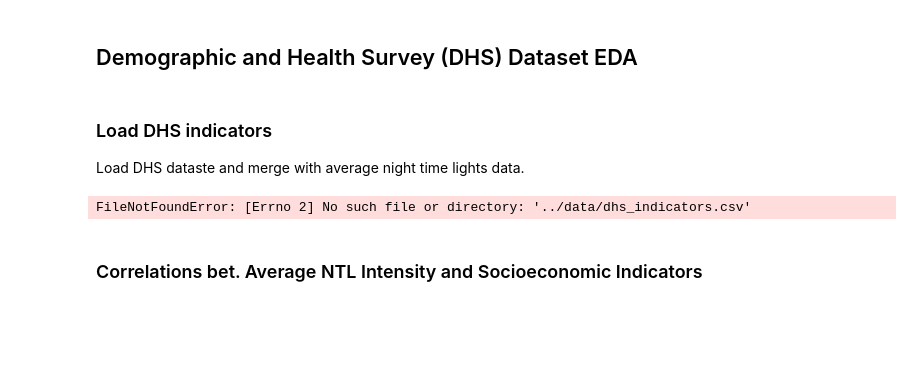
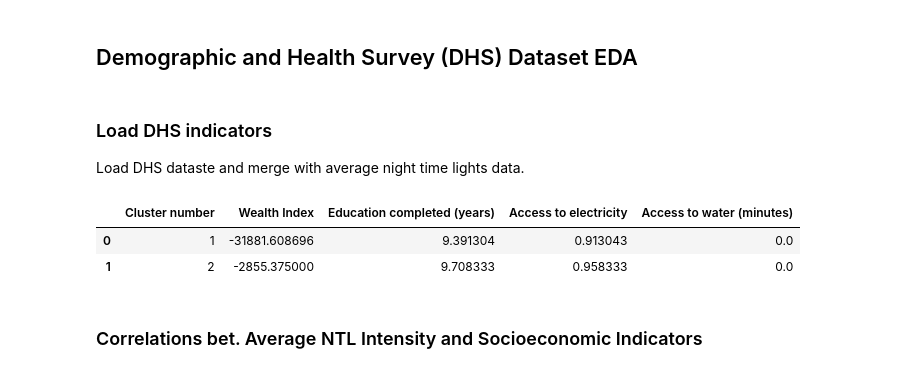
Before and after one commit to sabman/aicasts.com, a Jupyter notebook: 23-ph-poverty-mapping/ph-poverty-mapping/notebooks/01_lights_eda.ipynb, the cells around one changed output. Drawn from its saved outputs; the diff is of its cells as text; code cells hidden in the pictures; blank space fills up the shorter version.

```diff
--- a/23-ph-poverty-mapping/ph-poverty-mapping/notebooks/01_lights_eda.ipynb
+++ b/23-ph-poverty-mapping/ph-poverty-mapping/notebooks/01_lights_eda.ipynb
@@ -159,13 +159,16 @@ Shape of population dataframe:  (1214, 2)
 Load DHS dataste and merge with average night time lights data.
 # %%
 dhs_indicators = pd.read_csv(dhs_indicators_file)
-nightlights_avg = nightlights_avg.merge(dhs_indicators, left_on='DHSCLUST', right_on='Cluster number')
-pop_sum = pop_sum.merge(dhs_indicators, left_on='DHSCLUST', right_on='Cluster number')
+dhs_indicators.head(2)
+# nightlights_avg = nightlights_avg.merge(dhs_indicators, left_on='DHSCLUST', right_on='Cluster number')
+# pop_sum = pop_sum.merge(dhs_indicators, left_on='DHSCLUST', right_on='Cluster number')
 
-print("Number of unique clusters in DHS data merged with NTL data: ", nightlights_avg['DHSCLUST'].nunique())
-print("Number of unique clusters in DHS data merged with pop data: ", pop_sum['DHSCLUST'].nunique())
+# print("Number of unique clusters in DHS data merged with NTL data: ", nightlights_avg['DHSCLUST'].nunique())
+# print("Number of unique clusters in DHS data merged with pop data: ", pop_sum['DHSCLUST'].nunique())
 # %% [output]
-FileNotFoundError: [Errno 2] No such file or directory: '../data/dhs_indicators.csv'
+|  | Cluster number | Wealth Index | Education completed (years) | Access to electricity | Access to water (minutes) |
+| 0 | 1 | -31881.608696 | 9.391304 | 0.913043 | 0.0 |
+| 1 | 2 | -2855.375000 | 9.708333 | 0.958333 | 0.0 |
 # %% [markdown]
 ### Correlations bet. Average NTL Intensity and Socioeconomic Indicators
 # %%
```
Also changed, not shown: parts of 13 cells of this notebook, 3 other files.
